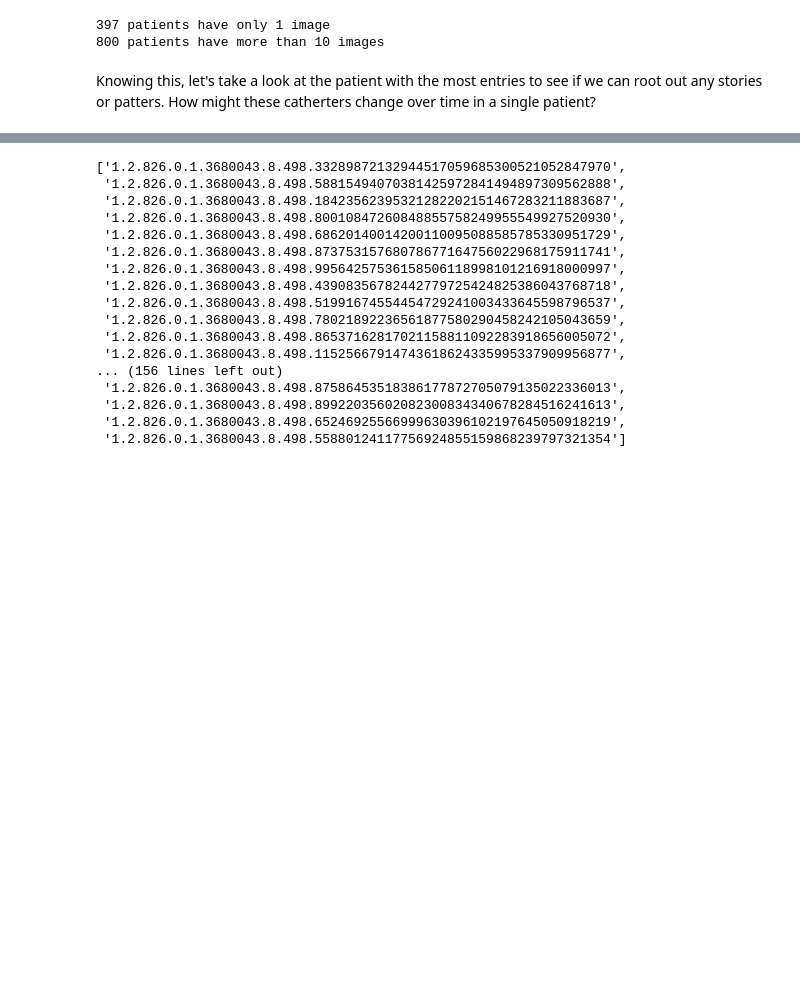
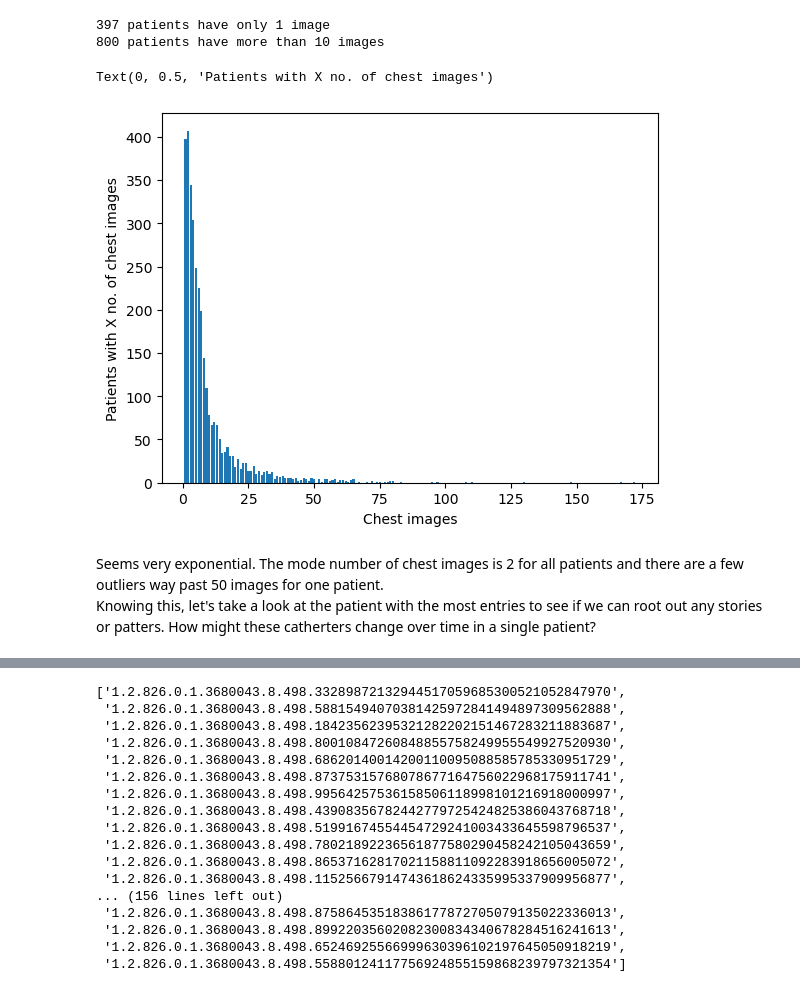
Before and after one commit to Ethan3491/ADS2002-Project, a Jupyter notebook: Russell EDA.ipynb, the cells around one changed output, grey strips where cells are left out. Cells and saved outputs as stored; diff of their text form; code cells hidden in the pictures; blank space fills up the shorter version.

```diff
--- a/Russell EDA.ipynb
+++ b/Russell EDA.ipynb
@@ -99,7 +103,16 @@ print(f"{mt10ImagePatients.size} patients have more than 10 images")
 3255 rows × 1 columns
 397 patients have only 1 image
 800 patients have more than 10 images
+# %%
+counts = frequencies["Count"].value_counts().sort_index() #Value counts () function suggested by ChatGPT
+plt.bar(counts.index, counts.values)
+plt.xlabel("Chest images")
+plt.ylabel("Patients with X no. of chest images")
+# %% [output]
+Text(0, 0.5, 'Patients with X no. of chest images')
+[figure, added]
 # %% [markdown]
+Seems very exponential. The mode number of chest images is 2 for all patients and there are a few outliers way past 50 images for one patient. <br>
 Knowing this, let's take a look at the patient with the most entries to see if we can root out any stories or patters. How might these catherters change over time in a single patient?
 # %%
 mostImagedPatient = train_data[train_data["PatientID"]=="05029c63a"]
```
Also changed, not shown: parts of 12 cells of this notebook.
